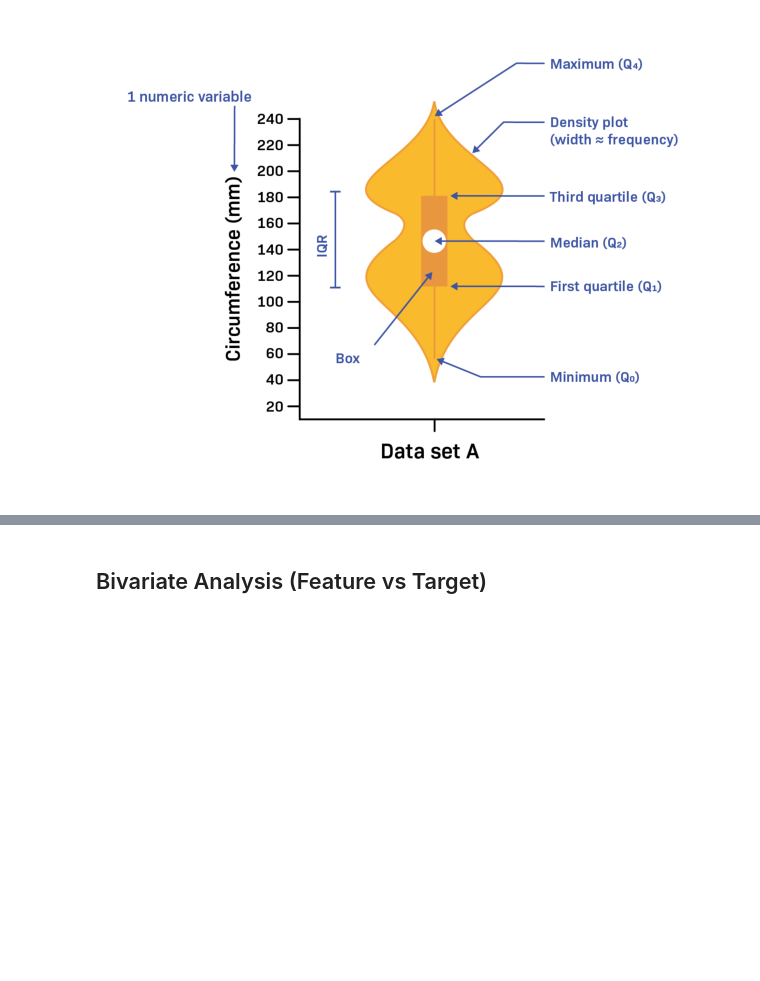
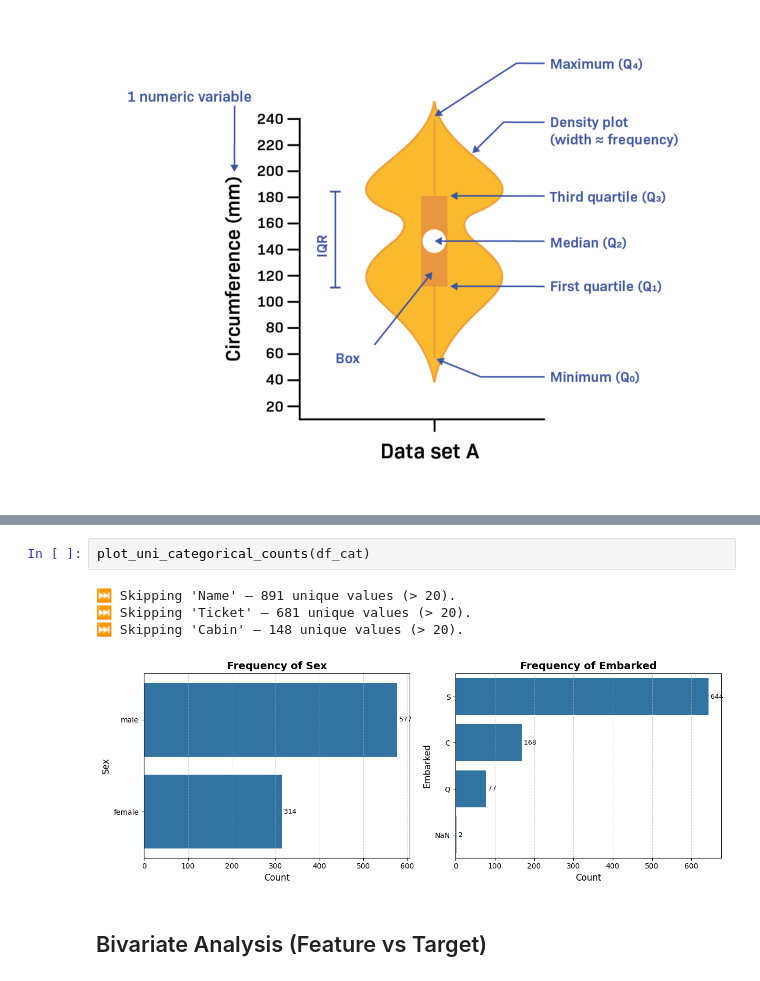
Before and after one commit to parhamvz73/Machine-Learning, a Jupyter notebook: Template.ipynb, the cells around one changed output, grey strips where cells are left out. Saved outputs shown, nothing was run; the diff lists cells and outputs as text; blank space fills up the shorter version.

```diff
--- a/Template.ipynb
+++ b/Template.ipynb
@@ -1193,3 +1144,10 @@ plot_uni_categorical_counts(df_cat)
+# %%
+plot_uni_categorical_counts(df_cat)
+# %% [output]
+⏭️ Skipping 'Name' — 891 unique values (> 20).
+⏭️ Skipping 'Ticket' — 681 unique values (> 20).
+⏭️ Skipping 'Cabin' — 148 unique values (> 20).
+[figure, added]
 # %% [markdown]
 ## Bivariate Analysis (Feature vs Target)
 # %% [markdown]
```
Also changed, not shown: parts of 10 cells of this notebook.
